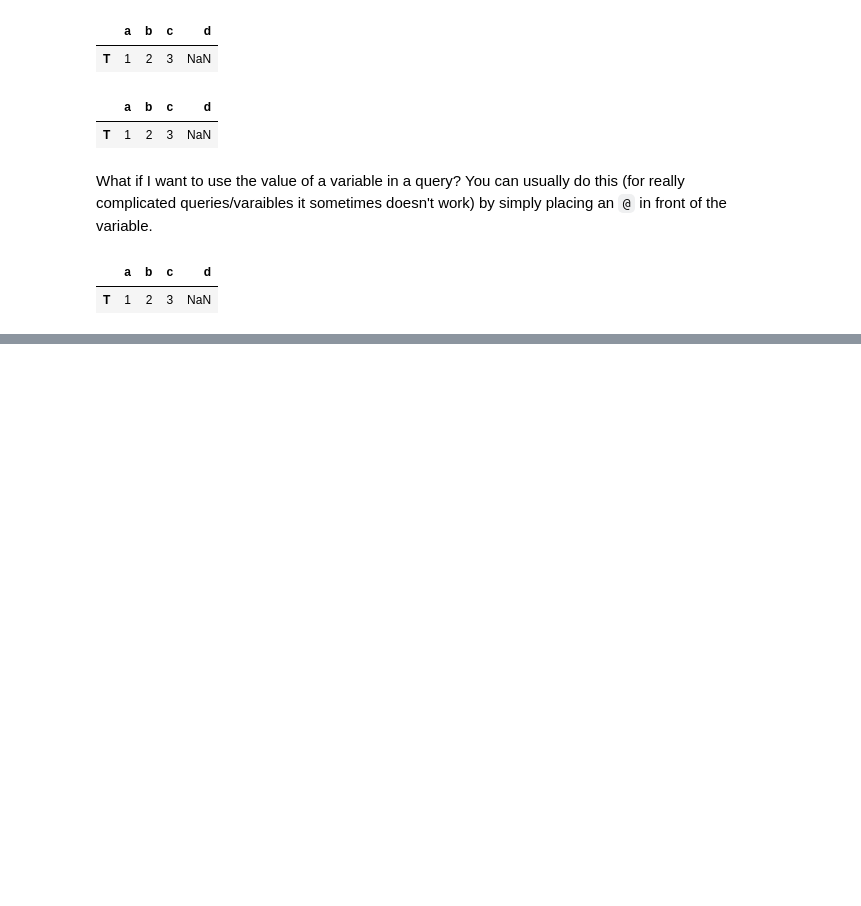
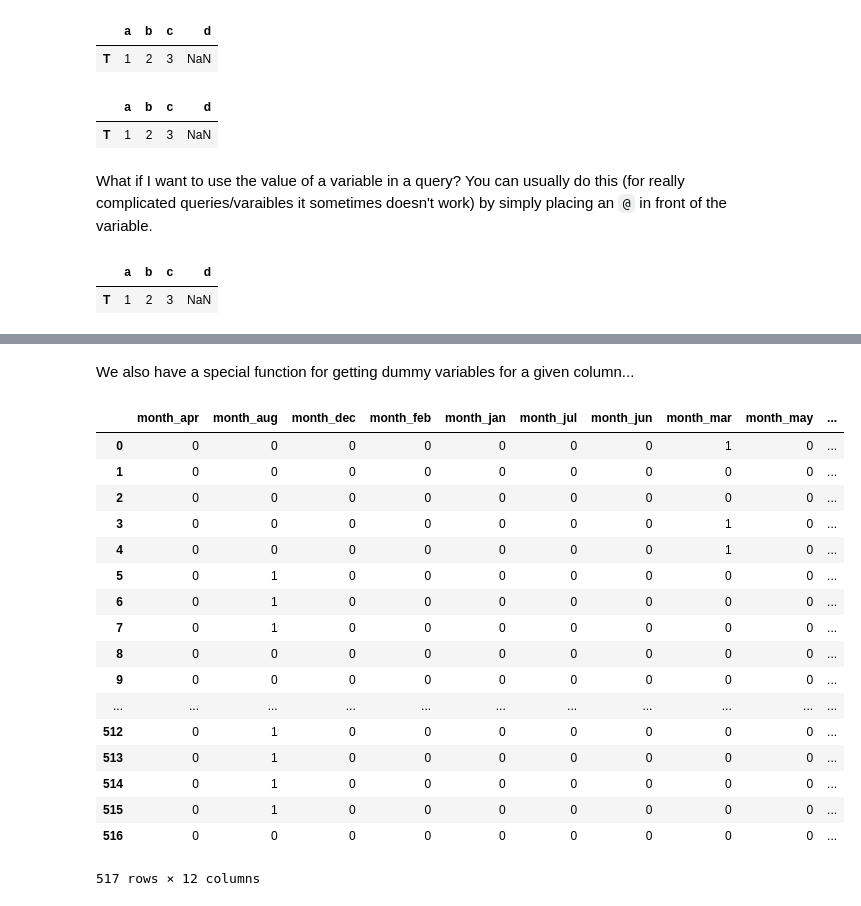
Before and after one commit to GalvanizeOpenSource/python-resources, a Jupyter notebook: pd_sklearn_ds.ipynb, the cells around one changed output, grey strips where cells are left out. Cells and saved outputs as stored; diff of their text form; code cells hidden in the pictures; blank space fills up the shorter version.

```diff
--- a/pd_sklearn_ds.ipynb
+++ b/pd_sklearn_ds.ipynb
@@ -252,0 +412,3 @@ df.query('c == @c and b == @b and a == @a')
+# %%
+df.drop('rain', axis=1, inplace=True)
+df.head()
@@ -252,0 +422,3 @@ df.query('c == @c and b == @b and a == @a')
+# %%
+df['wind_plus_area'] = df['wind'] + df['area']
+df.head()
@@ -252,0 +442,23 @@ df.query('c == @c and b == @b and a == @a')
+# %% [markdown]
+We also have a special function for getting dummy variables for a given column...
+# %%
+pd.get_dummies(df.month, prefix='month')
+# %% [output]
+|  | month_apr | month_aug | month_dec | month_feb | month_jan | month_jul | month_jun | month_mar | month_may | ... |
+| 0 | 0 | 0 | 0 | 0 | 0 | 0 | 0 | 1 | 0 | ... |
+| 1 | 0 | 0 | 0 | 0 | 0 | 0 | 0 | 0 | 0 | ... |
+| 2 | 0 | 0 | 0 | 0 | 0 | 0 | 0 | 0 | 0 | ... |
+| 3 | 0 | 0 | 0 | 0 | 0 | 0 | 0 | 1 | 0 | ... |
+| 4 | 0 | 0 | 0 | 0 | 0 | 0 | 0 | 1 | 0 | ... |
+| 5 | 0 | 1 | 0 | 0 | 0 | 0 | 0 | 0 | 0 | ... |
+| 6 | 0 | 1 | 0 | 0 | 0 | 0 | 0 | 0 | 0 | ... |
+| 7 | 0 | 1 | 0 | 0 | 0 | 0 | 0 | 0 | 0 | ... |
+| 8 | 0 | 0 | 0 | 0 | 0 | 0 | 0 | 0 | 0 | ... |
+| 9 | 0 | 0 | 0 | 0 | 0 | 0 | 0 | 0 | 0 | ... |
+| ... | ... | ... | ... | ... | ... | ... | ... | ... | ... | ... |
+| 512 | 0 | 1 | 0 | 0 | 0 | 0 | 0 | 0 | 0 | ... |
+| 513 | 0 | 1 | 0 | 0 | 0 | 0 | 0 | 0 | 0 | ... |
+| 514 | 0 | 1 | 0 | 0 | 0 | 0 | 0 | 0 | 0 | ... |
+| 515 | 0 | 1 | 0 | 0 | 0 | 0 | 0 | 0 | 0 | ... |
+| 516 | 0 | 0 | 0 | 0 | 0 | 0 | 0 | 0 | 0 | ... |
+517 rows × 12 columns
```
Also changed, not shown: parts of 21 cells of this notebook.
